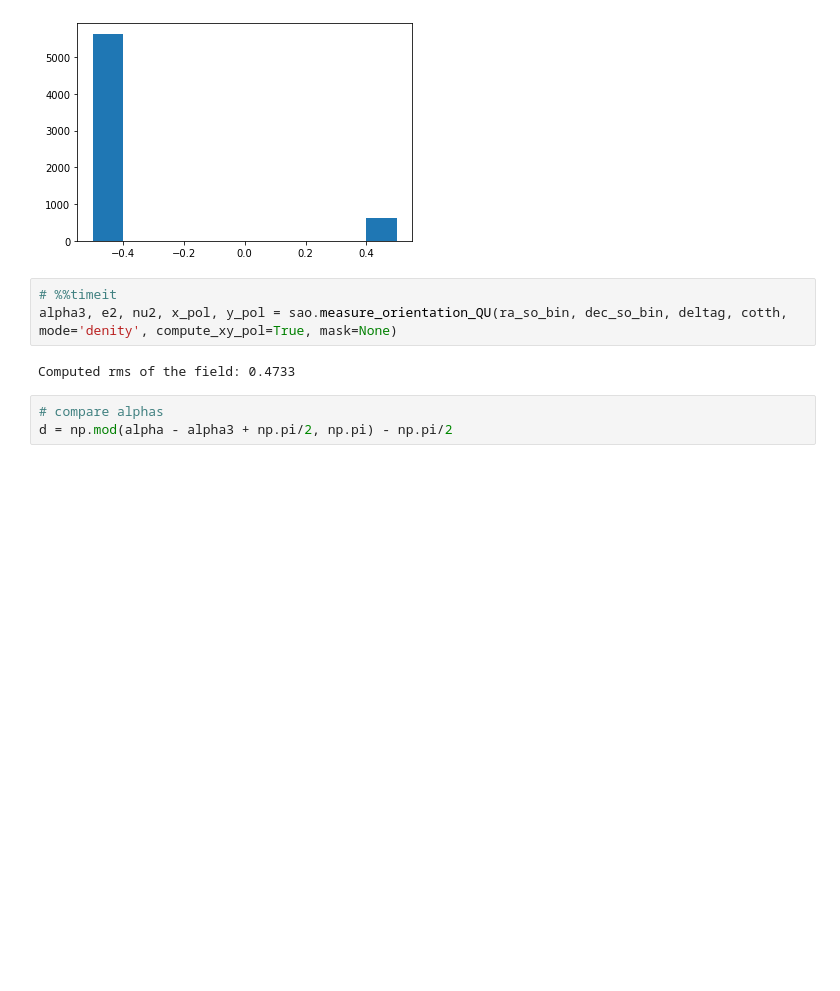
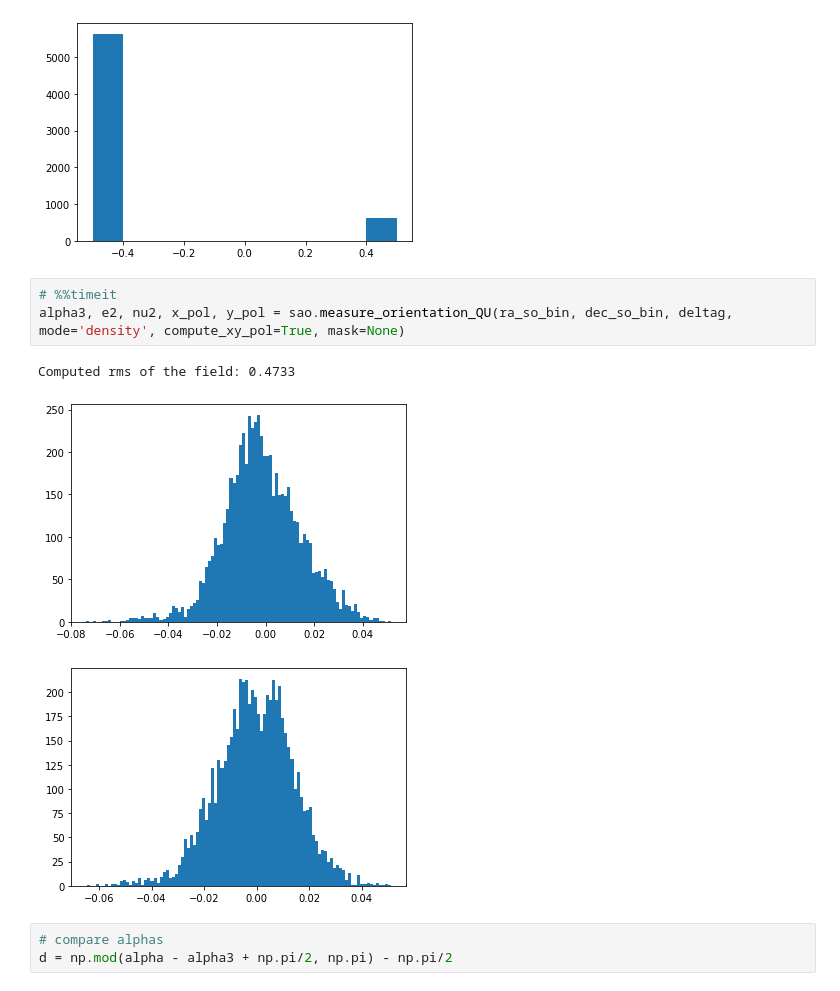
Before and after one commit to marlena6/oriented_superclustering, a Jupyter notebook: notebooks/development/test_orient_pipeline.ipynb, the cells around one changed output. Drawn from its saved outputs; the diff is of its cells as text; blank space fills up the shorter version.

```diff
--- a/notebooks/development/test_orient_pipeline.ipynb
+++ b/notebooks/development/test_orient_pipeline.ipynb
@@ -129,9 +123,11 @@ plt.hist(d/np.pi)
 [figure]
 # %%
 # %%timeit
-alpha3, e2, nu2, x_pol, y_pol = sao.measure_orientation_QU(ra_so_bin, dec_so_bin, deltag, cotth, mode='denity', compute_xy_pol=True, mask=None)
+alpha3, e2, nu2, x_pol, y_pol = sao.measure_orientation_QU(ra_so_bin, dec_so_bin, deltag, mode='density', compute_xy_pol=True, mask=None)
 # %% [output]
 Computed rms of the field: 0.4733
+[figure, added]
+[figure, added]
 # %%
 # compare alphas
 d = np.mod(alpha - alpha3 + np.pi/2, np.pi) - np.pi/2
```
Also changed, not shown: parts of 28 cells of this notebook, 3 other files.
